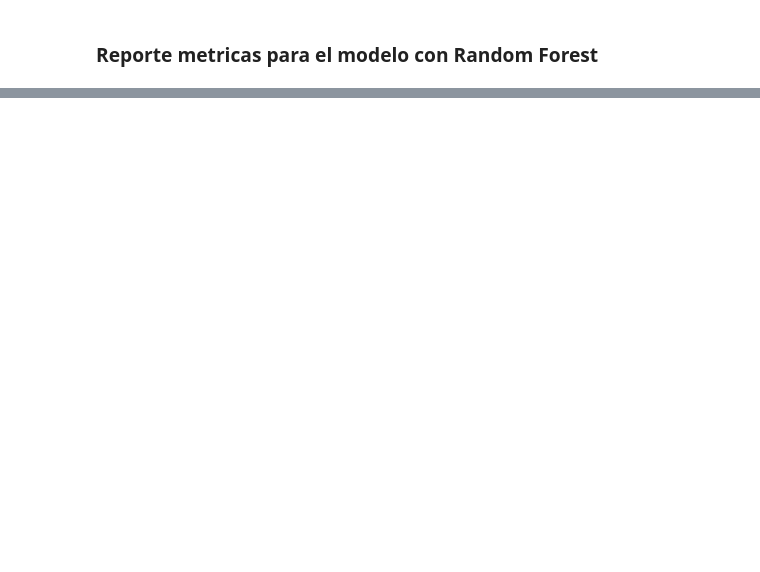
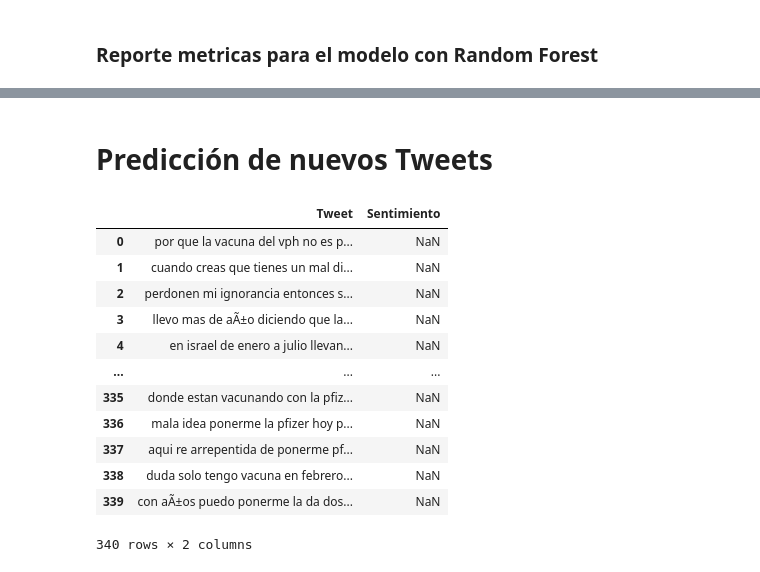
Before and after one commit to ramirezdiazj5/Proyecto-de-Grado, a Jupyter notebook: Proyecto de Grado.ipynb, the cells around one changed output, grey strips where cells are left out. Saved outputs shown, nothing was run; the diff lists cells and outputs as text; code cells hidden in the pictures; blank space fills up the shorter version.

```diff
--- a/Proyecto de Grado.ipynb
+++ b/Proyecto de Grado.ipynb
@@ -366,0 +365,19 @@ weighted avg       0.63      0.53      0.55       498
+# %% [markdown]
+# Predicción de nuevos Tweets
+# %%
+tweets = pd.read_csv(r'C:\Users\Camilo Ramirez\ProyectoGrado\Datasets\Tweets_Prediccion.csv')
+tweets
+# %% [output]
+|  | Tweet | Sentimiento |
+| 0 | por que la vacuna del vph no es p... | NaN |
+| 1 | cuando creas que tienes un mal di... | NaN |
+| 2 | perdonen mi ignorancia entonces s... | NaN |
+| 3 | llevo mas de aÃ±o diciendo que la... | NaN |
+| 4 | en israel de enero a julio llevan... | NaN |
+| ... | ... | ... |
+| 335 | donde estan vacunando con la pfiz... | NaN |
+| 336 | mala idea ponerme la pfizer hoy p... | NaN |
+| 337 | aqui re arrepentida de ponerme pf... | NaN |
+| 338 | duda solo tengo vacuna en febrero... | NaN |
+| 339 | con aÃ±os puedo ponerme la da dos... | NaN |
+340 rows × 2 columns
```
Also changed, not shown: parts of 10 cells of this notebook, 3 other files.
